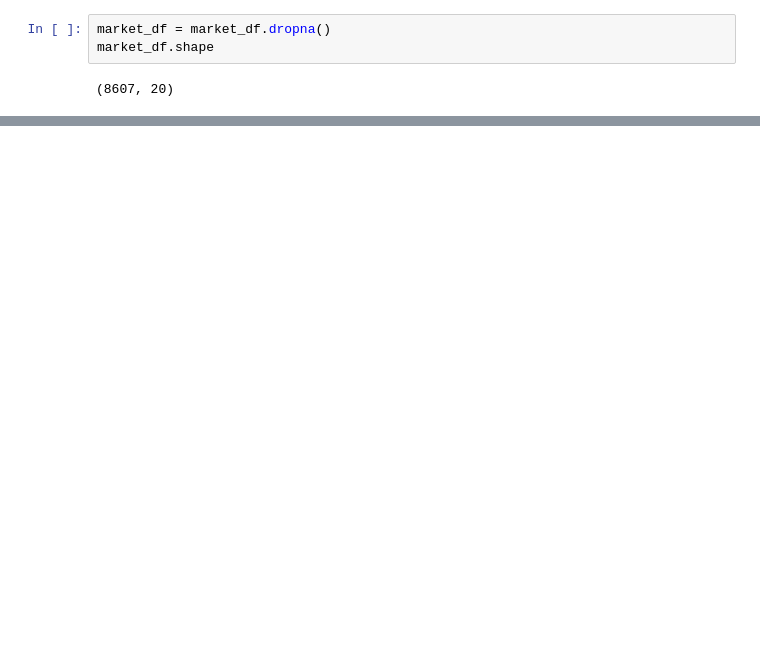
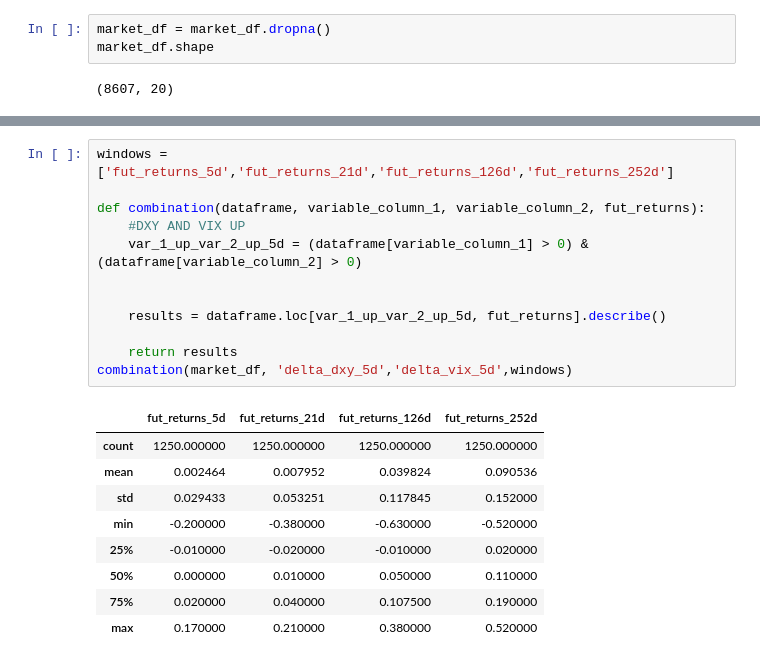
Before and after one commit to BrunoPPivetti/intermaket_cycle_analysis---dxy-stocks-and-vix, a Jupyter notebook: intermaket_analysis.ipynb, the cells around one changed output, grey strips where cells are left out. Drawn from its saved outputs; the diff is of its cells as text; blank space fills up the shorter version.

```diff
--- a/intermaket_analysis.ipynb
+++ b/intermaket_analysis.ipynb
@@ -109,0 +159,22 @@ market_df.shape
+# %%
+windows = ['fut_returns_5d','fut_returns_21d','fut_returns_126d','fut_returns_252d']
+
+def combination(dataframe, variable_column_1, variable_column_2, fut_returns):
+    #DXY AND VIX UP
+    var_1_up_var_2_up_5d = (dataframe[variable_column_1] > 0) & (dataframe[variable_column_2] > 0)
+
+
+    results = dataframe.loc[var_1_up_var_2_up_5d, fut_returns].describe()
+
+    return results
+combination(market_df, 'delta_dxy_5d','delta_vix_5d',windows)
+# %% [output]
+|  | fut_returns_5d | fut_returns_21d | fut_returns_126d | fut_returns_252d |
+| count | 1250.000000 | 1250.000000 | 1250.000000 | 1250.000000 |
+| mean | 0.002464 | 0.007952 | 0.039824 | 0.090536 |
+| std | 0.029433 | 0.053251 | 0.117845 | 0.152000 |
+| min | -0.200000 | -0.380000 | -0.630000 | -0.520000 |
+| 25% | -0.010000 | -0.020000 | -0.010000 | 0.020000 |
+| 50% | 0.000000 | 0.010000 | 0.050000 | 0.110000 |
+| 75% | 0.020000 | 0.040000 | 0.107500 | 0.190000 |
+| max | 0.170000 | 0.210000 | 0.380000 | 0.520000 |
```
Also changed, not shown: parts of 3 cells of this notebook.
